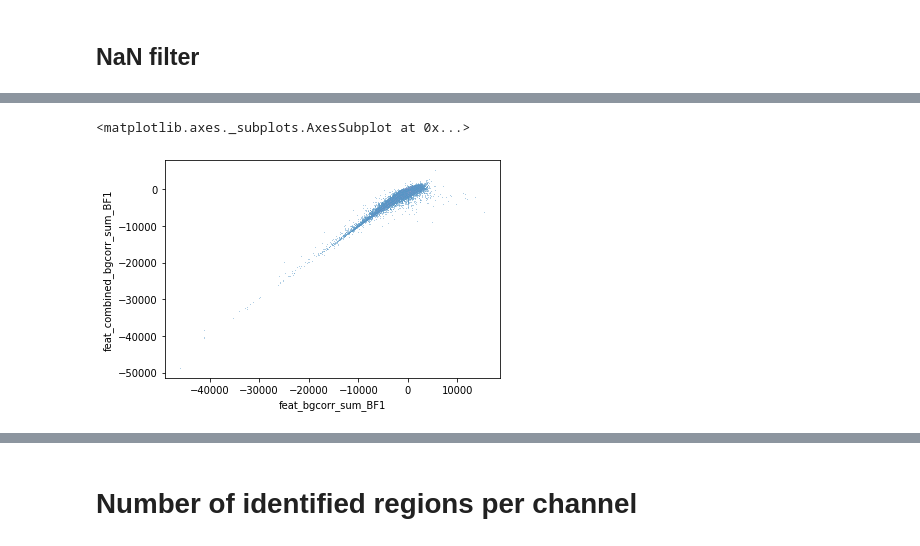
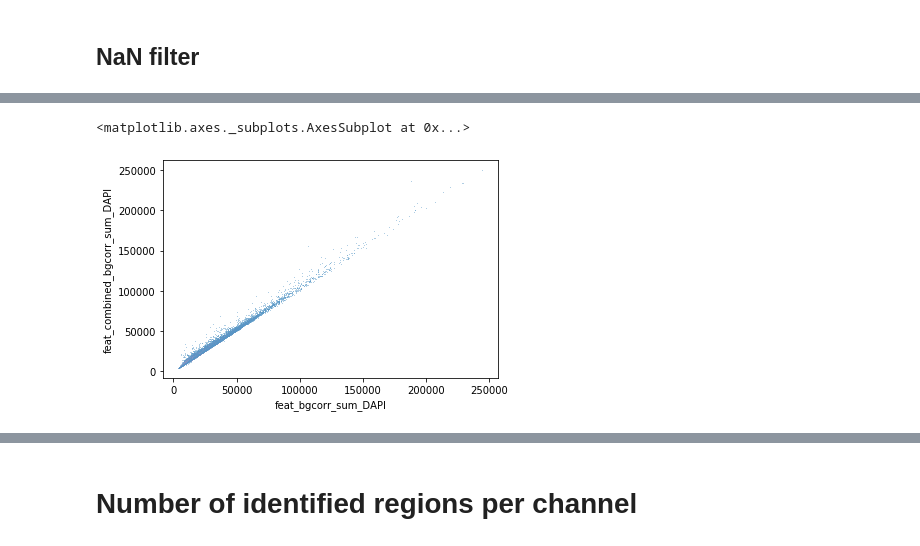
Before and after one commit to harel-coffee/SCIP-use-case-workflows-auto, a Jupyter notebook: notebooks/preprocessing/2ac_processing_scip_features_ehv.ipynb, the cells around one changed output, grey strips where cells are left out. Drawn from its saved outputs; the diff is of its cells as text; code cells hidden in the pictures.

```diff
--- a/notebooks/preprocessing/2ac_processing_scip_features_ehv.ipynb
+++ b/notebooks/preprocessing/2ac_processing_scip_features_ehv.ipynb
@@ -128,8 +126,8 @@ df.shape
 # %%
-seaborn.scatterplot(data=df, x="feat_bgcorr_sum_BF1", y="feat_combined_bgcorr_sum_BF1", s=1, alpha=0.5)
+seaborn.scatterplot(data=df, x="feat_bgcorr_sum_DAPI", y="feat_combined_bgcorr_sum_DAPI", s=1, alpha=0.5)
 # %% [output]
 <matplotlib.axes._subplots.AxesSubplot at 0x...>
-[figure, old version]
+[figure, new version]
 # %%
 df["meta_type"].value_counts() / len(df)
 # %% [output]
```
Also changed, not shown: parts of 18 cells of this notebook, 7 other files.
